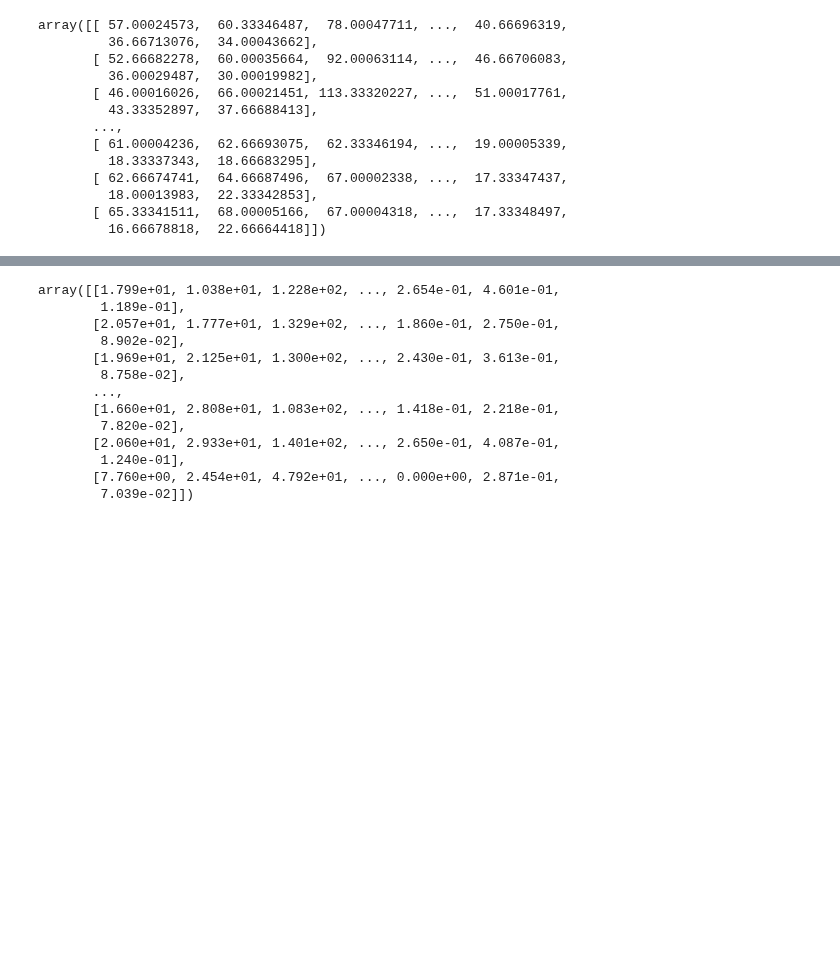
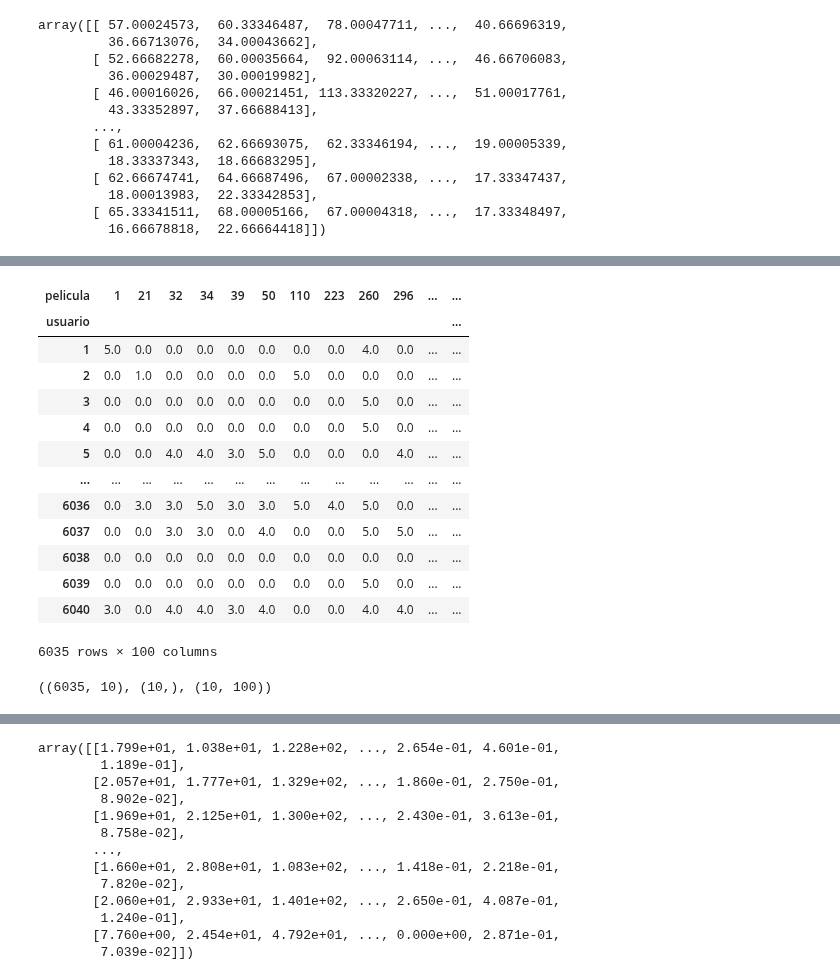
Before and after one commit to felixballestergoytia/Bootcamp_Sep2022, a Jupyter notebook: SVD/svd.ipynb, the cells around one changed output, grey strips where cells are left out. Cells and saved outputs as stored; diff of their text form; code cells hidden in the pictures; blank space fills up the shorter version.

```diff
--- a/SVD/svd.ipynb
+++ b/SVD/svd.ipynb
@@ -106,0 +158,20 @@ array([[ 57.00024573,  60.33346487,  78.00047711, ...,  40.66696319,
+# %%
+###
+DF=df.pivot_table(values="rating",index="usuario",columns="pelicula").fillna(0)
+# %%
+DF
+# %% [output]
+| pelicula | 1 | 21 | 32 | 34 | 39 | 50 | 110 | 223 | 260 | 296 | ... | ... |
+| usuario |  |  |  |  |  |  |  |  |  |  |  | ... |
+| 1 | 5.0 | 0.0 | 0.0 | 0.0 | 0.0 | 0.0 | 0.0 | 0.0 | 4.0 | 0.0 | ... | ... |
+| 2 | 0.0 | 1.0 | 0.0 | 0.0 | 0.0 | 0.0 | 5.0 | 0.0 | 0.0 | 0.0 | ... | ... |
+| 3 | 0.0 | 0.0 | 0.0 | 0.0 | 0.0 | 0.0 | 0.0 | 0.0 | 5.0 | 0.0 | ... | ... |
+| 4 | 0.0 | 0.0 | 0.0 | 0.0 | 0.0 | 0.0 | 0.0 | 0.0 | 5.0 | 0.0 | ... | ... |
+| 5 | 0.0 | 0.0 | 4.0 | 4.0 | 3.0 | 5.0 | 0.0 | 0.0 | 0.0 | 4.0 | ... | ... |
+| ... | ... | ... | ... | ... | ... | ... | ... | ... | ... | ... | ... | ... |
+| 6036 | 0.0 | 3.0 | 3.0 | 5.0 | 3.0 | 3.0 | 5.0 | 4.0 | 5.0 | 0.0 | ... | ... |
+| 6037 | 0.0 | 0.0 | 3.0 | 3.0 | 0.0 | 4.0 | 0.0 | 0.0 | 5.0 | 5.0 | ... | ... |
+| 6038 | 0.0 | 0.0 | 0.0 | 0.0 | 0.0 | 0.0 | 0.0 | 0.0 | 0.0 | 0.0 | ... | ... |
+| 6039 | 0.0 | 0.0 | 0.0 | 0.0 | 0.0 | 0.0 | 0.0 | 0.0 | 5.0 | 0.0 | ... | ... |
+| 6040 | 3.0 | 0.0 | 4.0 | 4.0 | 3.0 | 4.0 | 0.0 | 0.0 | 4.0 | 4.0 | ... | ... |
+6035 rows × 100 columns
@@ -106,0 +183,4 @@ array([[ 57.00024573,  60.33346487,  78.00047711, ...,  40.66696319,
+# %%
+U.shape,s.shape,V.shape
+# %% [output]
+((6035, 10), (10,), (10, 100))
```
Also changed, not shown: parts of 9 cells of this notebook.
